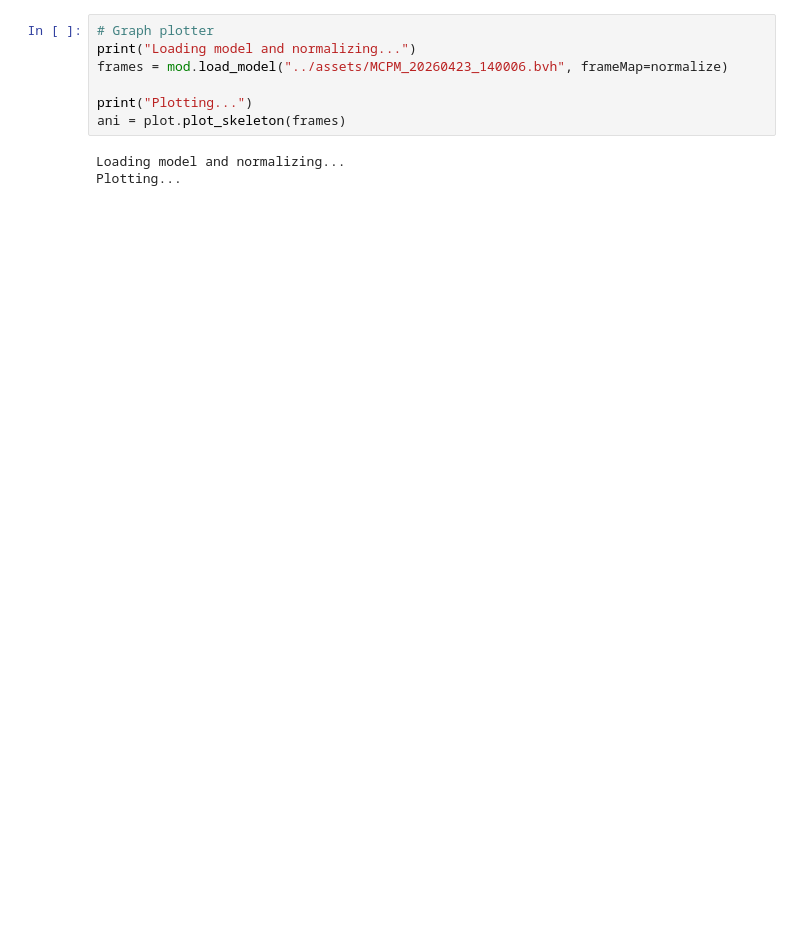
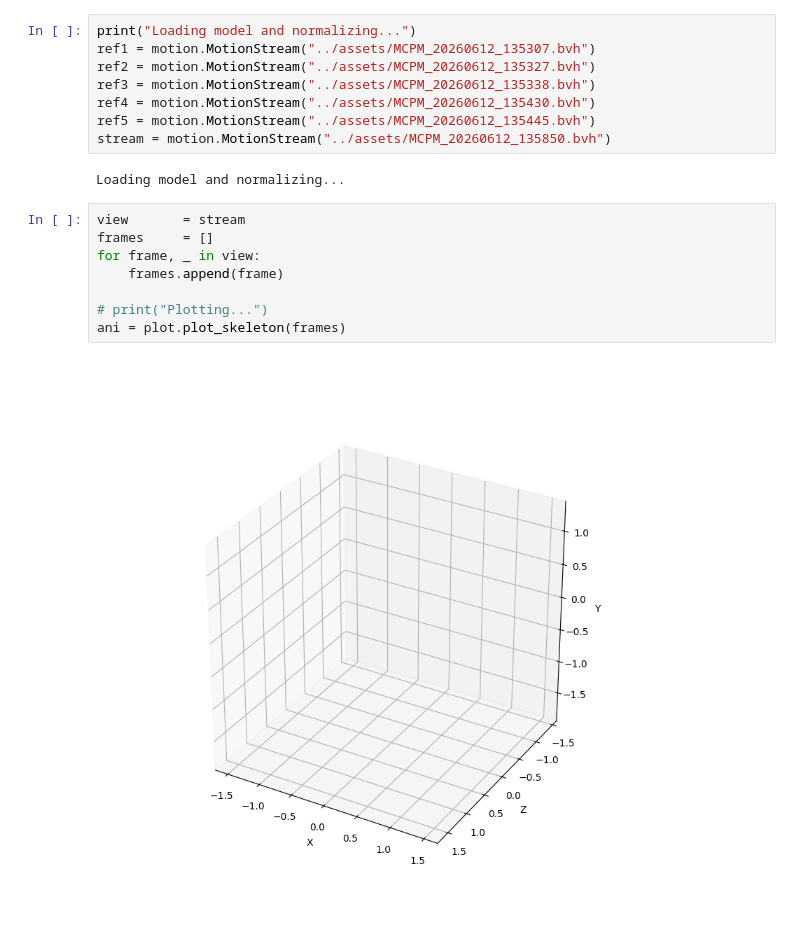
Before and after one commit to Tanawat-J-KMITL/Dance-Notation-ETL, a Jupyter notebook: src/etl.ipynb, the cells around one changed output. Drawn from its saved outputs; the diff is of its cells as text; blank space fills up the shorter version.

Commit message:
Motion capture success

```diff
--- a/src/etl.ipynb
+++ b/src/etl.ipynb
@@ -85,10 +15,20 @@ def normalize(root: Joint) -> Joint:
-# %%
-# Graph plotter
-print("Loading model and normalizing...")
-frames = mod.load_model("../assets/MCPM_20260423_140006.bvh", frameMap=normalize)
-
-print("Plotting...")
-ani = plot.plot_skeleton(frames)
-# %% [output]
-Loading model and normalizing...
-Plotting...
+# %%
+print("Loading model and normalizing...")
+ref1 = motion.MotionStream("../assets/MCPM_20260612_135307.bvh")
+ref2 = motion.MotionStream("../assets/MCPM_20260612_135327.bvh")
+ref3 = motion.MotionStream("../assets/MCPM_20260612_135338.bvh")
+ref4 = motion.MotionStream("../assets/MCPM_20260612_135430.bvh")
+ref5 = motion.MotionStream("../assets/MCPM_20260612_135445.bvh")
+stream = motion.MotionStream("../assets/MCPM_20260612_135850.bvh")
+# %% [output]
+Loading model and normalizing...
+# %%
+view       = stream
+frames     = []
+for frame, _ in view:
+    frames.append(frame)
+
+# print("Plotting...")
+ani = plot.plot_skeleton(frames)
+# %% [output]
+[figure, added]
```
Also changed, not shown: parts of 5 cells of this notebook, 17 other files.
